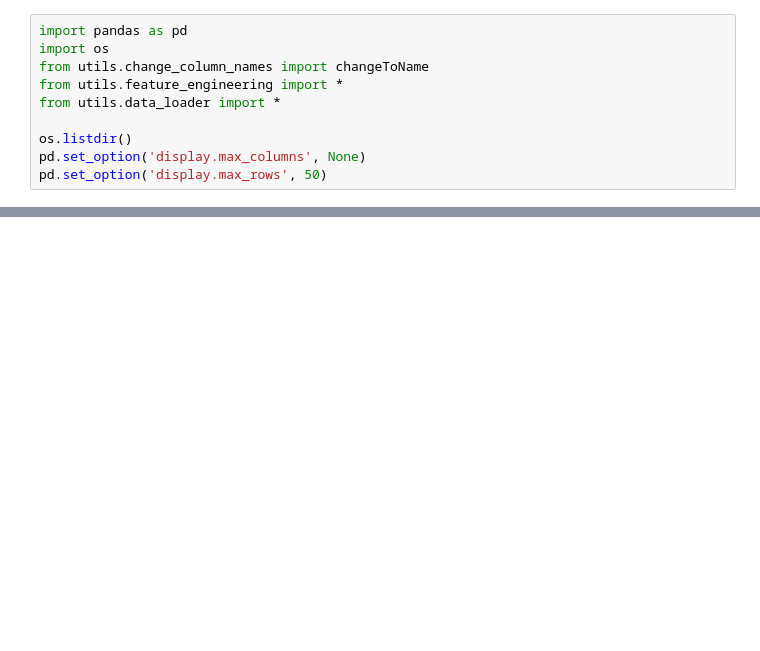
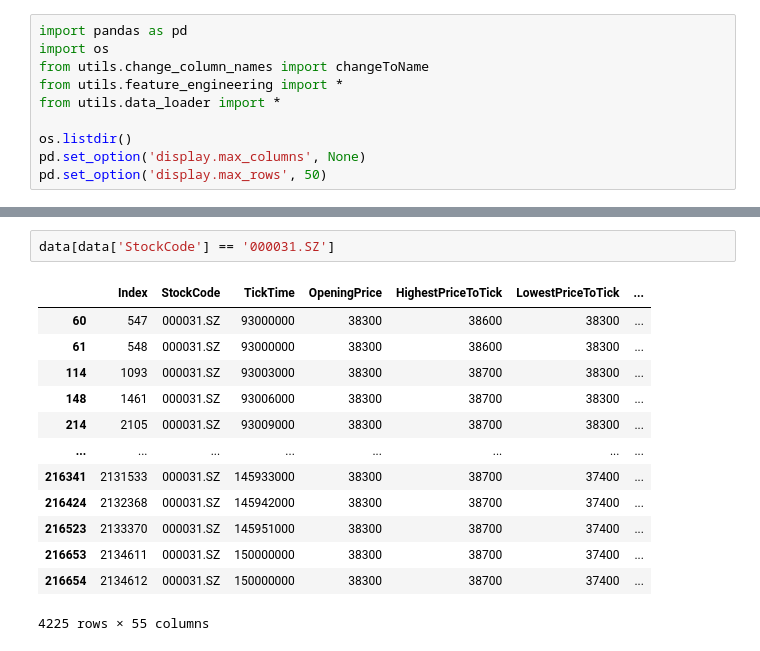
Before and after one commit to kaushikkishen/sultanTrade, a Jupyter notebook: test.ipynb, the cells around one changed output, grey strips where cells are left out. Saved outputs shown, nothing was run; the diff lists cells and outputs as text; blank space fills up the shorter version.

```diff
--- a/test.ipynb
+++ b/test.ipynb
@@ -50,0 +54,16 @@ datax[datax['StockCode'] == '600536.SH'].sort_values(['StockCode', 'TickTime'])
+# %%
+data[data['StockCode'] == '000031.SZ']
+# %% [output]
+|  | Index | StockCode | TickTime | OpeningPrice | HighestPriceToTick | LowestPriceToTick | ... |
+| 60 | 547 | 000031.SZ | 93000000 | 38300 | 38600 | 38300 | ... |
+| 61 | 548 | 000031.SZ | 93000000 | 38300 | 38600 | 38300 | ... |
+| 114 | 1093 | 000031.SZ | 93003000 | 38300 | 38700 | 38300 | ... |
+| 148 | 1461 | 000031.SZ | 93006000 | 38300 | 38700 | 38300 | ... |
+| 214 | 2105 | 000031.SZ | 93009000 | 38300 | 38700 | 38300 | ... |
+| ... | ... | ... | ... | ... | ... | ... | ... |
+| 216341 | 2131533 | 000031.SZ | 145933000 | 38300 | 38700 | 37400 | ... |
+| 216424 | 2132368 | 000031.SZ | 145942000 | 38300 | 38700 | 37400 | ... |
+| 216523 | 2133370 | 000031.SZ | 145951000 | 38300 | 38700 | 37400 | ... |
+| 216653 | 2134611 | 000031.SZ | 150000000 | 38300 | 38700 | 37400 | ... |
+| 216654 | 2134612 | 000031.SZ | 150000000 | 38300 | 38700 | 37400 | ... |
+4225 rows × 55 columns
```
Also changed, not shown: parts of 8 cells of this notebook, 1 other file.
